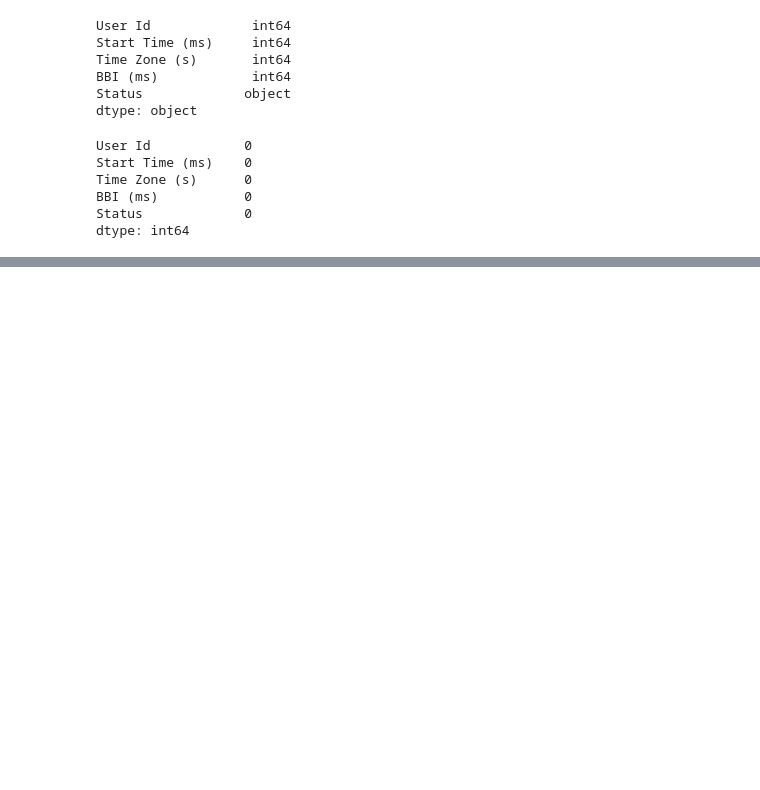
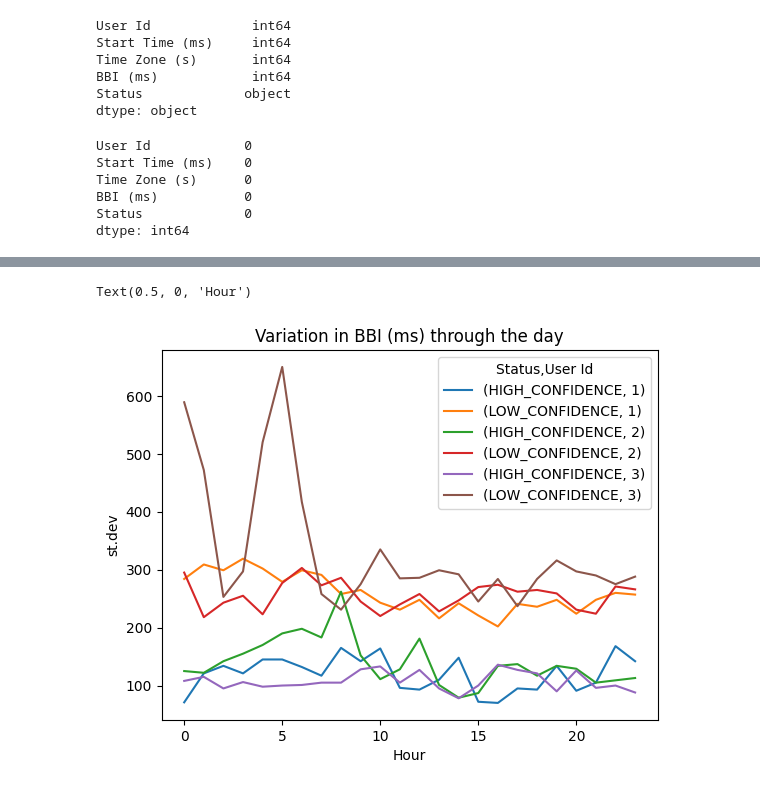
Before and after one commit to mol2people/tiktok_hrv, a Jupyter notebook: eda_hrv.ipynb, the cells around one changed output, grey strips where cells are left out. Saved outputs shown, nothing was run; the diff lists cells and outputs as text; code cells hidden in the pictures; blank space fills up the shorter version.

```diff
--- a/eda_hrv.ipynb
+++ b/eda_hrv.ipynb
@@ -105,0 +121,6 @@ dtype: int64
+# %%
+# now lets see if there is a relation with Time of Day
+# lets assign a new col timeLocal_ms
+
+df = df.assign(timeLocal_ms = df['Start Time (ms)']+df['Time Zone (s)']*1000)
+df.head()
@@ -105,0 +138,3 @@ dtype: int64
+# %%
+# lets drop 'Start Time (ms)' and 'Time Zone (s)' columns
+df = df.drop(['Start Time (ms)', 'Time Zone (s)'], axis='columns', inplace=False)
@@ -105,0 +151,9 @@ dtype: int64
+# %%
+# let's see how much BBI values vary between users (level0), confidence levels (level1) and hours of the day (level2)
+hour = pd.to_datetime(df['timeLocal_ms'], unit='ms').dt.hour # level2 groupby column
+
+gr = df.groupby(['User Id', 'Status', hour])['BBI (ms)']\
+    .agg(['min', 'max', 'median', 'std', 'size'])
+
+gr.groupby(level=[0,1]).mean().astype(int)\
+    .rename(columns={'size':'num BBI measurements per hour', 'min':'min BBI', 'max':'max BBI', 'median':'median BBI', 'std':'std BBI'})
@@ -105,0 +169,10 @@ dtype: int64
+# %%
+# plot hourly std stratified by user and confidence
+ax = gr['std'].unstack(['Status', 'User Id']).round(0).plot()
+
+ax.set_title('Variation in BBI (ms) through the day')
+ax.set_ylabel('st.dev')
+ax.set_xlabel('Hour')
+# %% [output]
+Text(0.5, 0, 'Hour')
+[figure, added]
```
Also changed, not shown: parts of 12 cells of this notebook.
